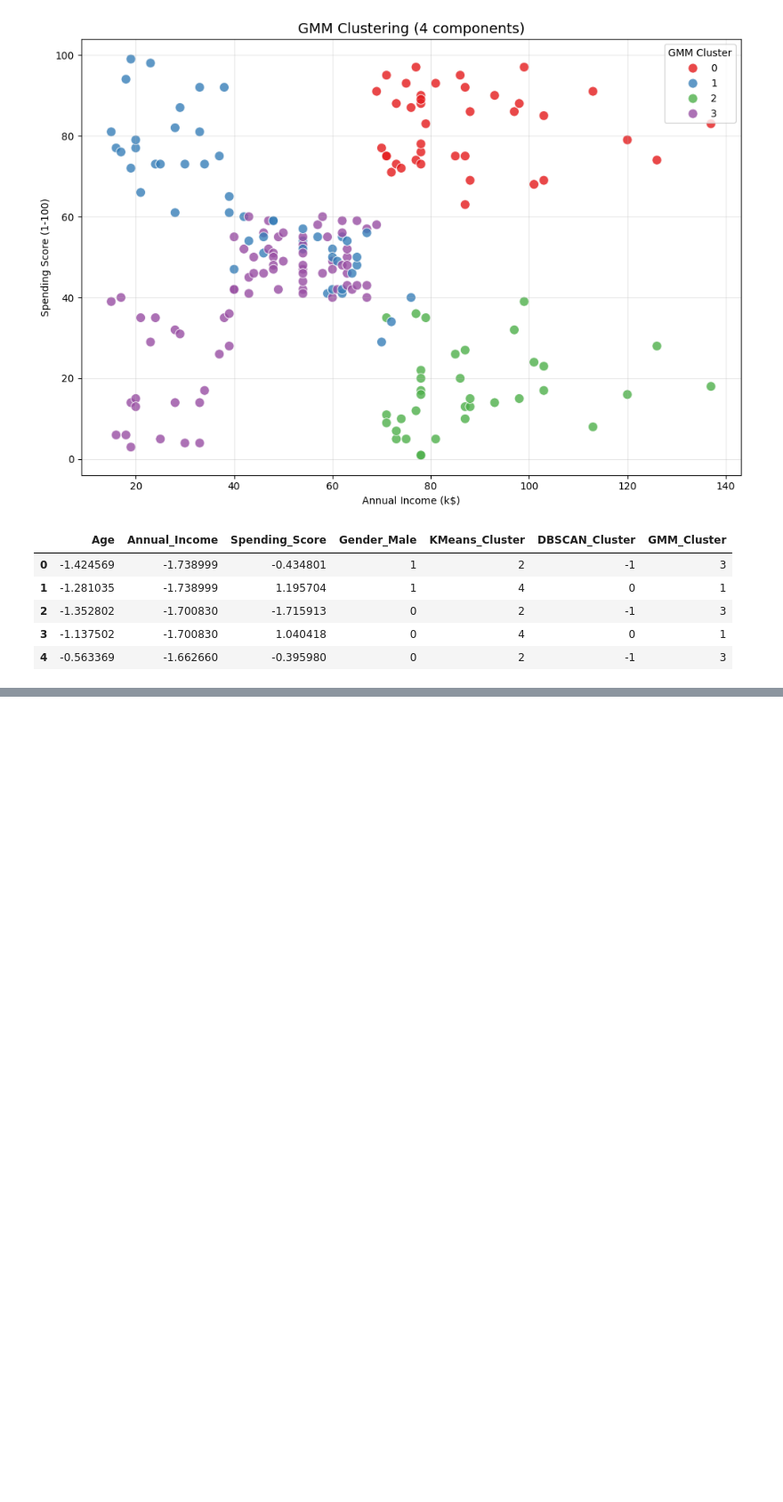
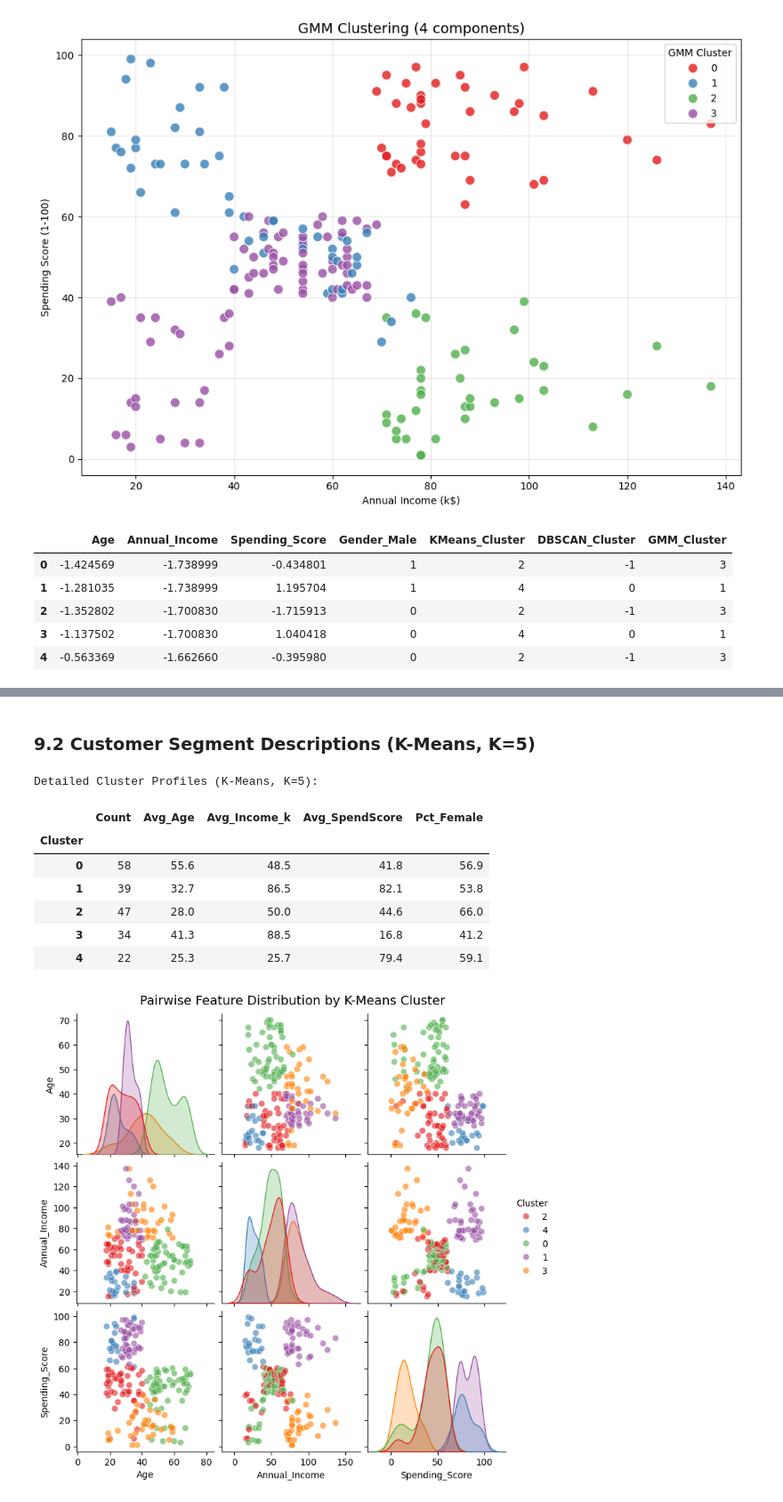
Before and after one commit to Safa30/CSE475_Machine_Learning, a Jupyter notebook: Lab/lab_2/Lab2_Unsupervised_Learning.ipynb, the cells around one changed output, grey strips where cells are left out. Shown at 89% size. Drawn from its saved outputs; the diff is of its cells as text; code cells hidden in the pictures; blank space fills up the shorter version.

```diff
--- a/Lab/lab_2/Lab2_Unsupervised_Learning.ipynb
+++ b/Lab/lab_2/Lab2_Unsupervised_Learning.ipynb
@@ -821,0 +1050,32 @@ Name: count, dtype: int64
+# %% [markdown]
+### 9.2 Customer Segment Descriptions (K-Means, K=5)
+# %%
+profile_full = df.groupby('Cluster').agg(
+    Count        = ('Age', 'count'),
+    Avg_Age      = ('Age', 'mean'),
+    Avg_Income_k = ('Annual_Income', 'mean'),
+    Avg_SpendScore = ('Spending_Score', 'mean'),
+    Pct_Female   = ('Gender_Encoded', lambda x: (x == 0).mean() * 100)
+).round(1)
+
+print('Detailed Cluster Profiles (K-Means, K=5):')
+display(profile_full)
+
+# Pairplot
+plot_df = df[['Age', 'Annual_Income', 'Spending_Score', 'Cluster']].copy()
+plot_df['Cluster'] = plot_df['Cluster'].astype(str)
+
+g = sns.pairplot(plot_df, hue='Cluster', palette='Set1',
+                 plot_kws={'alpha': 0.6, 's': 50}, diag_kind='kde')
+g.fig.suptitle('Pairwise Feature Distribution by K-Means Cluster', y=1.02, fontsize=14)
+plt.show()
+# %% [output]
+Detailed Cluster Profiles (K-Means, K=5):
+|  | Count | Avg_Age | Avg_Income_k | Avg_SpendScore | Pct_Female |
+| Cluster |  |  |  |  |  |
+| 0 | 58 | 55.6 | 48.5 | 41.8 | 56.9 |
+| 1 | 39 | 32.7 | 86.5 | 82.1 | 53.8 |
+| 2 | 47 | 28.0 | 50.0 | 44.6 | 66.0 |
+| 3 | 34 | 41.3 | 88.5 | 16.8 | 41.2 |
+| 4 | 22 | 25.3 | 25.7 | 79.4 | 59.1 |
+[figure, added]
```
Also changed, not shown: parts of 13 cells of this notebook.
